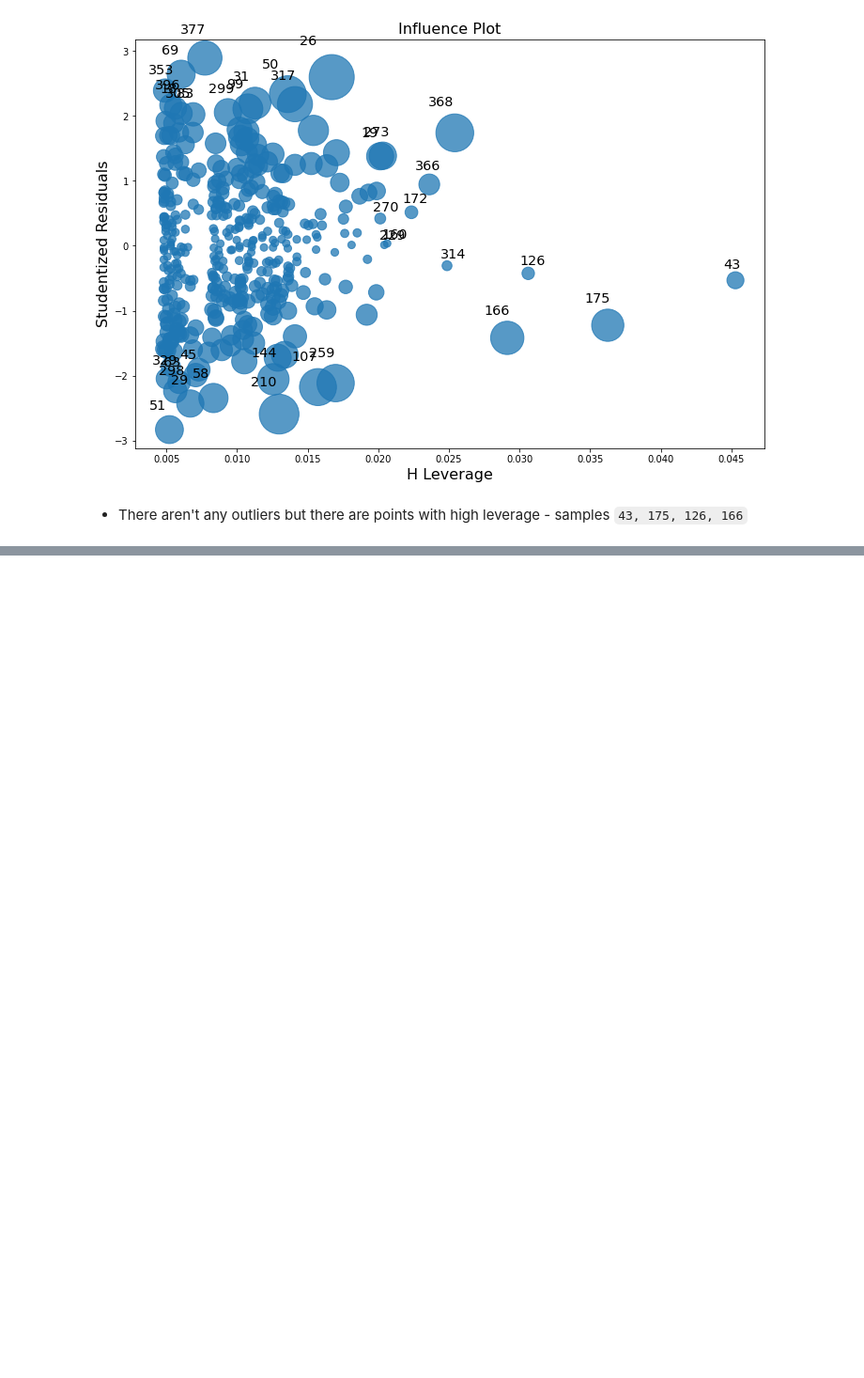
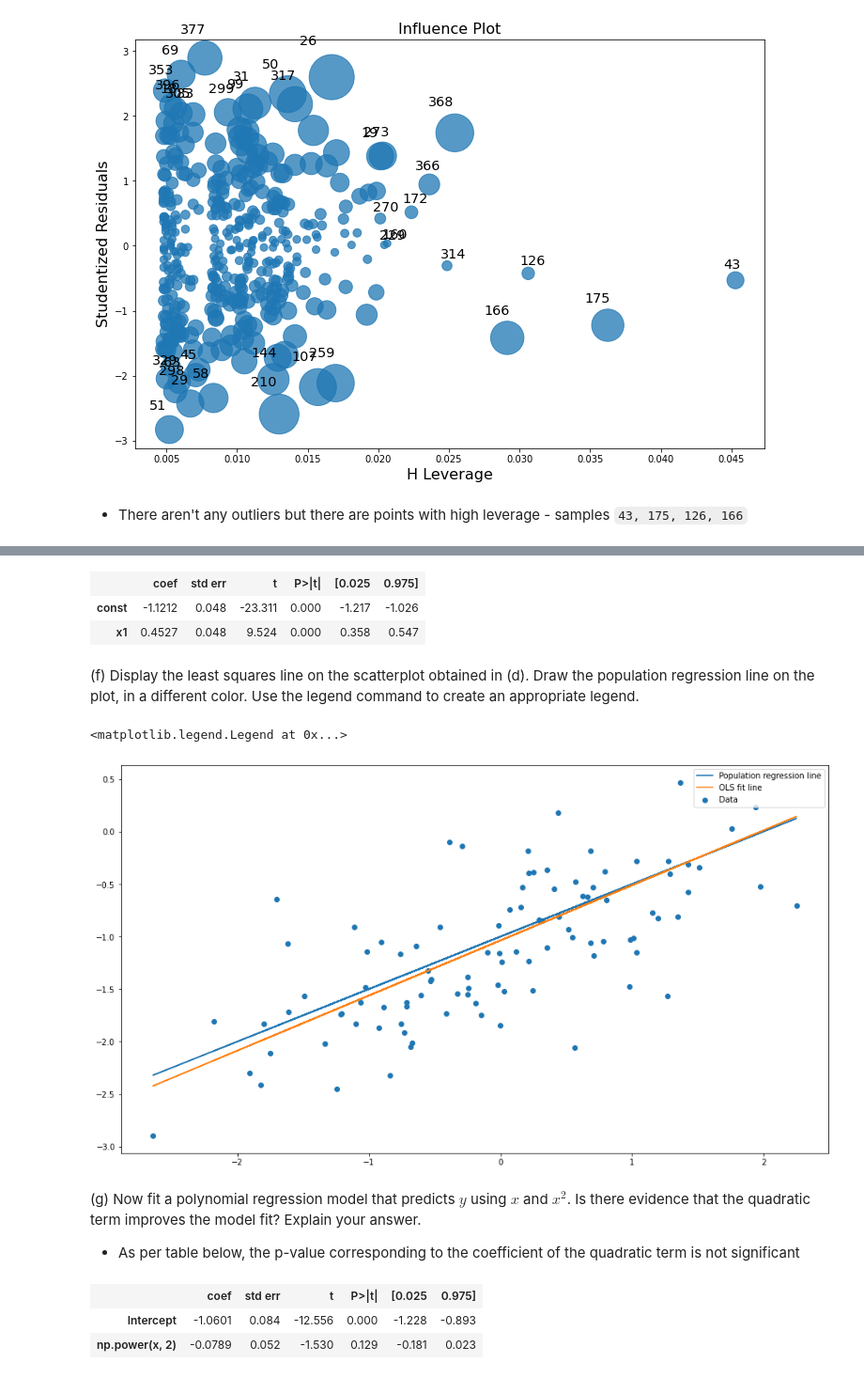
Before and after one commit to bartkowiaktomasz/introduction-to-statistical-learning-python, a Jupyter notebook: notebooks/Chapter_3.ipynb, the cells around one changed output, grey strips where cells are left out. Shown at 94% size. Cells and saved outputs as stored; diff of their text form; code cells hidden in the pictures; blank space fills up the shorter version.

```diff
--- a/notebooks/Chapter_3.ipynb
+++ b/notebooks/Chapter_3.ipynb
@@ -441,0 +533,7 @@ _ = sm.graphics.influence_plot(results, ax=ax)
+# %%
+x = np.random.normal(size=100)
+y = 2*x + np.random.normal(size=100)
+x_2 = sm.add_constant(x)
+y_2 = sm.add_constant(y)
+results = sm.OLS(y, x_2).fit()
+results.summary()
@@ -441,0 +633,32 @@ _ = sm.graphics.influence_plot(results, ax=ax)
+# %%
+y = -1 + 0.5 * x + eps
+x = sm.add_constant(x)
+sm.OLS(y, x).fit().summary().tables[1]
+# %% [output]
+|  | coef | std err | t | P>|t| | [0.025 | 0.975] |
+| const | -1.1212 | 0.048 | -23.311 | 0.000 | -1.217 | -1.026 |
+| x1 | 0.4527 | 0.048 | 9.524 | 0.000 | 0.358 | 0.547 |
+# %% [markdown]
+(f) Display the least squares line on the scatterplot obtained in (d). Draw the population regression line on the plot, in a different color. Use the legend command to create an appropriate legend.
+# %%
+x = x[:, 1]
+_, ax = plt.subplots(1, 1, figsize=(16, 9))
+y_func_real = lambda x: -1 + 0.5 * x
+y_func_fit = lambda x: -1.0366 + 0.5249 * x
+ax.scatter(x, y, label="Data")
+ax.plot(x, y_func_real(x), label="Population regression line")
+ax.plot(x, y_func_fit(x), label="OLS fit line")
+ax.legend()
+# %% [output]
+<matplotlib.legend.Legend at 0x...>
+[figure, added]
+# %% [markdown]
+(g) Now fit a polynomial regression model that predicts $y$ using $x$ and $x^2$. Is there evidence that the quadratic term improves the model fit? Explain your answer.
+- As per table below, the p-value corresponding to the coefficient of the quadratic term is not significant
+# %%
+data_df = pd.DataFrame({"x": x, "y": y})
+smf.ols("y ~ np.power(x, 2)", data=data_df).fit().summary().tables[1]
+# %% [output]
+|  | coef | std err | t | P>|t| | [0.025 | 0.975] |
+| Intercept | -1.0601 | 0.084 | -12.556 | 0.000 | -1.228 | -0.893 |
+| np.power(x, 2) | -0.0789 | 0.052 | -1.530 | 0.129 | -0.181 | 0.023 |
```
Also changed, not shown: parts of 28 cells of this notebook.
